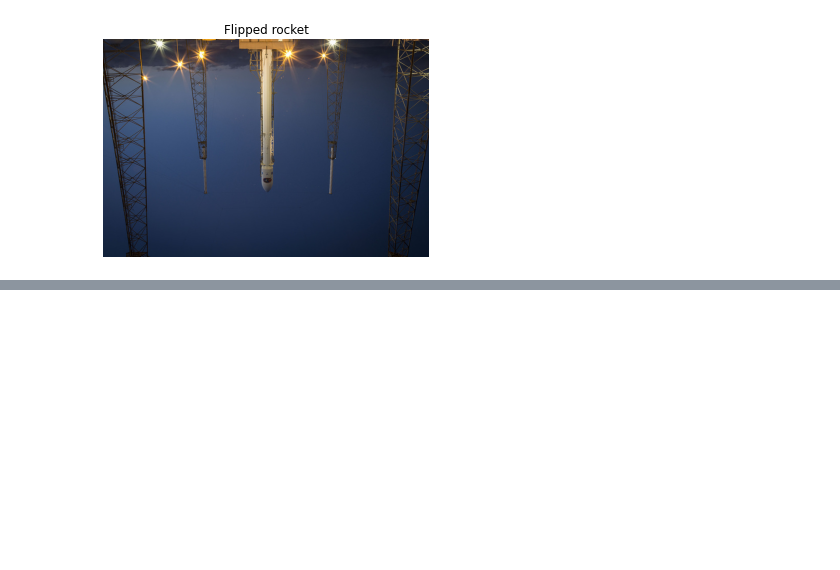
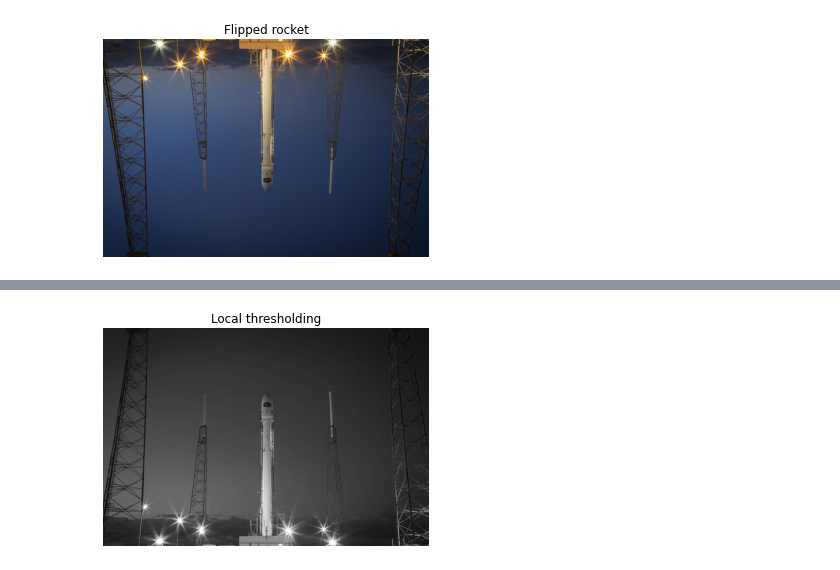
Before and after one commit to rostikmakhanko/handwritten-text-recognition, a Jupyter notebook: datacamp/image_processing_in_python.ipynb, the cells around one changed output, grey strips where cells are left out. Cells and saved outputs as stored; diff of their text form; code cells hidden in the pictures; blank space fills up the shorter version.

```diff
--- a/datacamp/image_processing_in_python.ipynb
+++ b/datacamp/image_processing_in_python.ipynb
@@ -43,0 +59,17 @@ show_image(flipped_rocket, 'Flipped rocket')
+# %%
+# Import the local threshold function
+from skimage.filters import threshold_otsu, threshold_local
+
+# Set the block size to 35
+block_size = 35
+
+# Obtain the optimal local thresholding
+local_thresh = threshold_local(gray_scaled_rocket, block_size, offset=10)
+
+# Obtain the binary image by applying local thresholding
+binary_local = gray_scaled_rocket > local_thresh
+
+# Show the binary image
+show_image(gray_scaled_rocket, 'Local thresholding')
+# %% [output]
+[figure, added]
```
Also changed, not shown: parts of 2 cells of this notebook.
